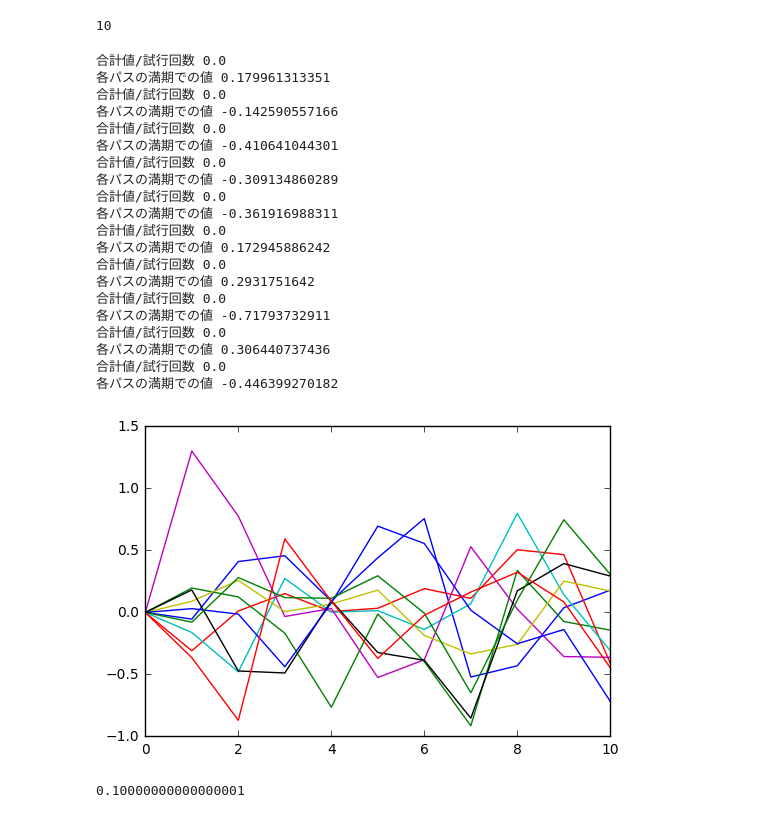
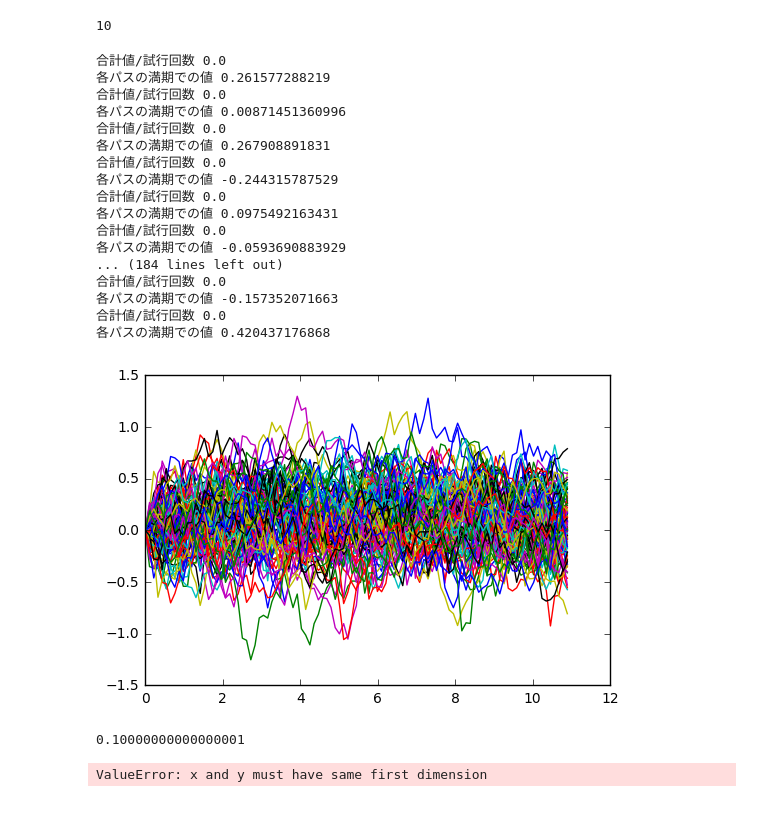
Before and after one commit to tomohiromatsumoto/SABRmodel_HBM, a Jupyter notebook: notebook2/labo.py.ipynb, the cells around one changed output. Cells and saved outputs as stored; diff of their text form; code cells hidden in the pictures.

```diff
--- a/notebook2/labo.py.ipynb
+++ b/notebook2/labo.py.ipynb
@@ -1096,8 +1096,8 @@ import pandas as pd
 
 
 num_sims = 1 #試行回数
-num_mc = 10
-N        = 11 #分割回数
+num_mc = 100
+N        = 101 #分割回数
 
 y_init = 0
 t_init = 0
@@ -1147,46 +1147,43 @@ for j in range(num_mc):
         sum = 0
     for x in [y[N-1]]:
         sum = sum + x
         sum =0
     print("合計値/試行回数",sum/num_mc )
 
         #print("結果",result)
     sigma(f,1,2)
 
 
     plt.plot(t, y)
 
 plt.show()
 
 #print(y[9])
 #print("price",y[3])
 #print("price",y[1])
 
 #df = pd.DataFrame({'C1': [y[1], y[2], y[3],y[4],y[5],y[6],y[7],y[8],y[9]],})
 #df
 #y[i]は最後のpathでのi分割したときの値を出している
 # %% [output]
 合計値/試行回数 0.0
-各パスの満期での値 0.179961313351
+各パスの満期での値 0.261577288219
 合計値/試行回数 0.0
-各パスの満期での値 -0.142590557166
+各パスの満期での値 0.00871451360996
 合計値/試行回数 0.0
-各パスの満期での値 -0.410641044301
+各パスの満期での値 0.267908891831
 合計値/試行回数 0.0
-各パスの満期での値 -0.309134860289
+各パスの満期での値 -0.244315787529
 合計値/試行回数 0.0
-各パスの満期での値 -0.361916988311
+各パスの満期での値 0.0975492163431
 合計値/試行回数 0.0
-各パスの満期での値 0.172945886242
+各パスの満期での値 -0.0593690883929
+... (184 lines left out)
 合計値/試行回数 0.0
-各パスの満期での値 0.2931751642
+各パスの満期での値 -0.157352071663
 合計値/試行回数 0.0
-各パスの満期での値 -0.71793732911
-合計値/試行回数 0.0
-各パスの満期での値 0.306440737436
-合計値/試行回数 0.0
-各パスの満期での値 -0.446399270182
+各パスの満期での値 0.420437176868
-[figure, old version]
+[figure, new version]
 # %%
 np.exp(-909)*0+0.1*(1-np.exp(-909))
 # %% [output]
@@ -1272,5 +1269,7 @@ for N in range(11,20):
 #df = pd.DataFrame({'C1': [y[1], y[2], y[3],y[4],y[5],y[6],y[7],y[8],y[9]],})
 #df
 #y[i]は最後のpathでのi分割したときの値を出している
+# %% [output]
+ValueError: x and y must have same first dimension
 # %%
 print("合計値/試行回数",sum/num_mc )
```
Also changed, not shown: parts of 5 cells of this notebook, 1 other file.
